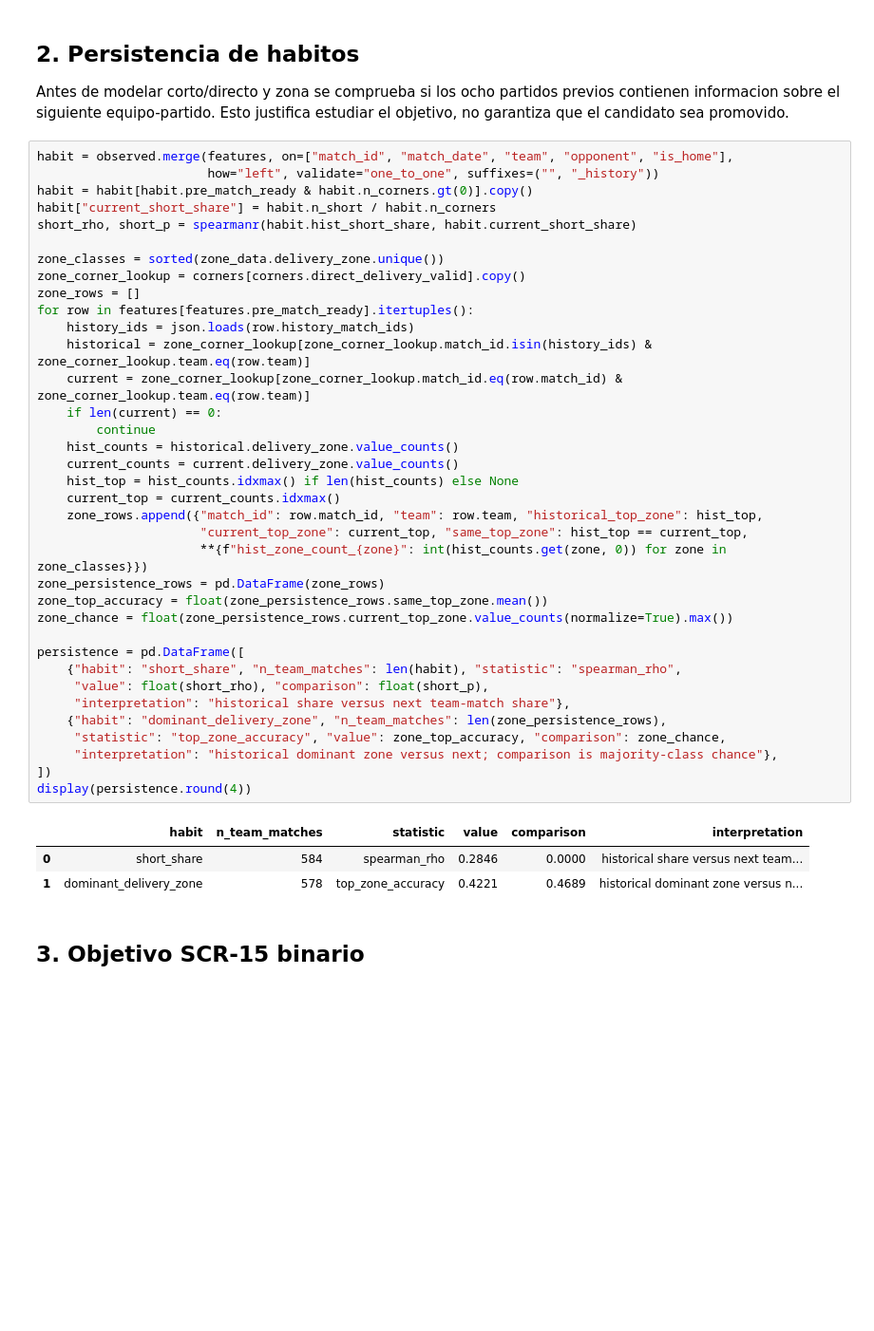
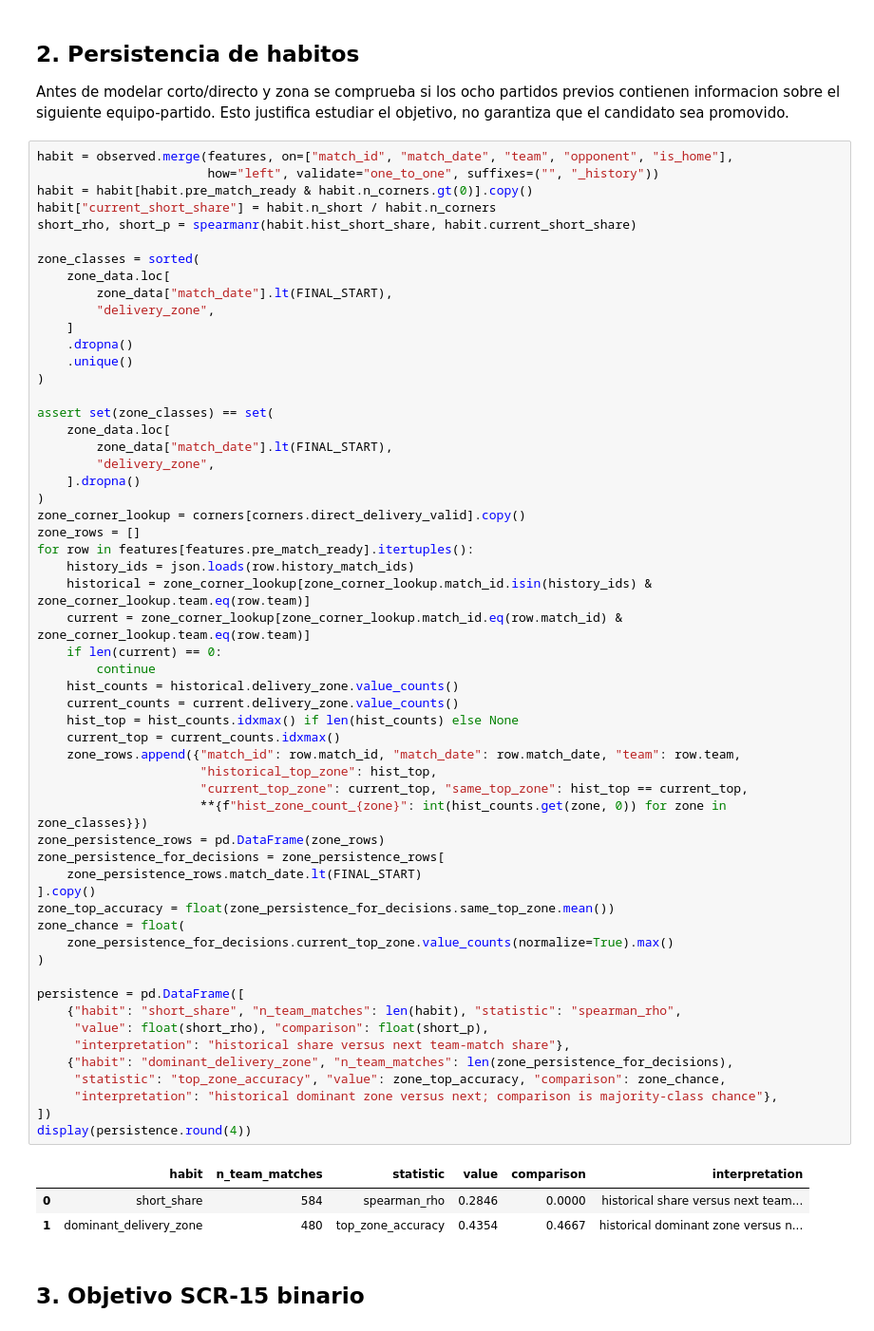
Before and after one commit to ElRubsSan/Corner_Scout, a Jupyter notebook: notebooks/05_modelos_evaluacion.ipynb, the cells around one changed output. Shown at 95% size. Drawn from its saved outputs; the diff is of its cells as text; blank space fills up the shorter version.

```diff
--- a/notebooks/05_modelos_evaluacion.ipynb
+++ b/notebooks/05_modelos_evaluacion.ipynb
@@ -277,39 +275,59 @@ habit = habit[habit.pre_match_ready & habit.n_corners.gt(0)].copy()
 habit["current_short_share"] = habit.n_short / habit.n_corners
 short_rho, short_p = spearmanr(habit.hist_short_share, habit.current_short_share)
 
-zone_classes = sorted(zone_data.delivery_zone.unique())
+zone_classes = sorted(
+    zone_data.loc[
+        zone_data["match_date"].lt(FINAL_START),
+        "delivery_zone",
+    ]
+    .dropna()
+    .unique()
+)
+
+assert set(zone_classes) == set(
+    zone_data.loc[
+        zone_data["match_date"].lt(FINAL_START),
+        "delivery_zone",
+    ].dropna()
+)
 zone_corner_lookup = corners[corners.direct_delivery_valid].copy()
 zone_rows = []
 for row in features[features.pre_match_ready].itertuples():
     history_ids = json.loads(row.history_match_ids)
     historical = zone_corner_lookup[zone_corner_lookup.match_id.isin(history_ids) & zone_corner_lookup.team.eq(row.team)]
     current = zone_corner_lookup[zone_corner_lookup.match_id.eq(row.match_id) & zone_corner_lookup.team.eq(row.team)]
     if len(current) == 0:
         continue
     hist_counts = historical.delivery_zone.value_counts()
     current_counts = current.delivery_zone.value_counts()
     hist_top = hist_counts.idxmax() if len(hist_counts) else None
     current_top = current_counts.idxmax()
-    zone_rows.append({"match_id": row.match_id, "team": row.team, "historical_top_zone": hist_top,
+    zone_rows.append({"match_id": row.match_id, "match_date": row.match_date, "team": row.team,
+                      "historical_top_zone": hist_top,
                       "current_top_zone": current_top, "same_top_zone": hist_top == current_top,
                       **{f"hist_zone_count_{zone}": int(hist_counts.get(zone, 0)) for zone in zone_classes}})
 zone_persistence_rows = pd.DataFrame(zone_rows)
-zone_top_accuracy = float(zone_persistence_rows.same_top_zone.mean())
-zone_chance = float(zone_persistence_rows.current_top_zone.value_counts(normalize=True).max())
+zone_persistence_for_decisions = zone_persistence_rows[
+    zone_persistence_rows.match_date.lt(FINAL_START)
+].copy()
+zone_top_accuracy = float(zone_persistence_for_decisions.same_top_zone.mean())
+zone_chance = float(
+    zone_persistence_for_decisions.current_top_zone.value_counts(normalize=True).max()
+)
 
 persistence = pd.DataFrame([
     {"habit": "short_share", "n_team_matches": len(habit), "statistic": "spearman_rho",
      "value": float(short_rho), "comparison": float(short_p),
      "interpretation": "historical share versus next team-match share"},
-    {"habit": "dominant_delivery_zone", "n_team_matches": len(zone_persistence_rows),
+    {"habit": "dominant_delivery_zone", "n_team_matches": len(zone_persistence_for_decisions),
      "statistic": "top_zone_accuracy", "value": zone_top_accuracy, "comparison": zone_chance,
      "interpretation": "historical dominant zone versus next; comparison is majority-class chance"},
 ])
 display(persistence.round(4))
 # %% [output]
 |  | habit | n_team_matches | statistic | value | comparison | interpretation |
 | 0 | short_share | 584 | spearman_rho | 0.2846 | 0.0000 | historical share versus next team... |
-| 1 | dominant_delivery_zone | 578 | top_zone_accuracy | 0.4221 | 0.4689 | historical dominant zone versus n... |
+| 1 | dominant_delivery_zone | 480 | top_zone_accuracy | 0.4354 | 0.4667 | historical dominant zone versus n... |
 # %% [markdown]
 ## 3. Objetivo SCR-15 binario
 # %%
```
Also changed, not shown: parts of 4 cells of this notebook, 5 other files.
